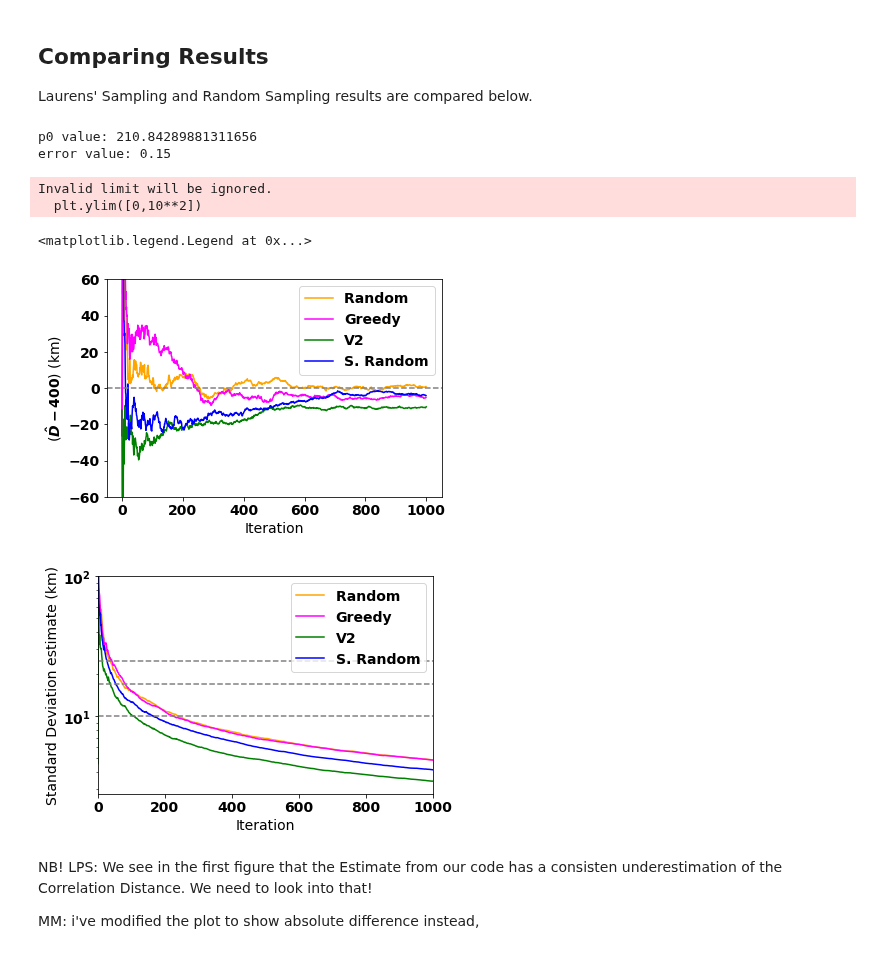
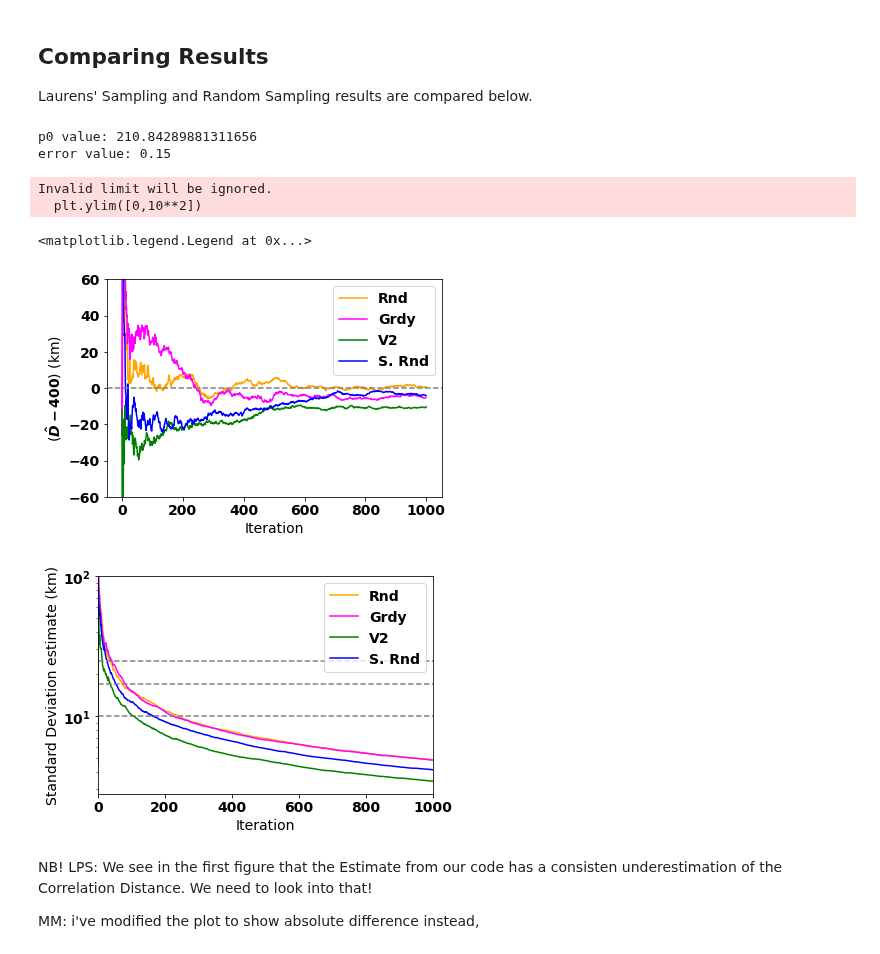
Before and after one commit to mustafa-majid-uu/curvefit_sampling, a Jupyter notebook: sampling_v2.ipynb, the cells around one changed output. Cells and saved outputs as stored; diff of their text form; code cells hidden in the pictures.

```diff
--- a/sampling_v2.ipynb
+++ b/sampling_v2.ipynb
@@ -442,45 +442,45 @@ Dhat_greedy_diff = [absdiff(i) for i in Dhat_greedy]
 #plot absolute difference (Dhat and actual true value of D)
 plt.figure(8)
 plt.plot(sample_size,Dhat_arr_rnd_diff, c='orange',label='Rnd' ) #random random
-plt.plot(i_arr2,Dhat_greedy_diff,c='magenta',label='Greedy') #greedy
+plt.plot(i_arr2,Dhat_greedy_diff,c='magenta',label='Grdy') #greedy
 #plt.plot(i_arr,Dhat_arr_diff, c='red' ) #V1
 plt.plot(i_arr,Dhat_arr2_diff, c='green', label = 'V2') #v2
 plt.plot(i_arr3,Dhat_arr3_diff, c='blue',label='S. Rnd' ) #systematic random
 plt.axhline(y=0, color='gray', linestyle='--')
 plt.ylim([-60,+60])
 plt.ylabel('($\hat{D} - 400$) (km)')
 plt.xlabel('Iteration')
 #plt.xlim(0,310)
-plt.legend(('Random ','Greedy','V2','S. Random'),loc="upper right")
+plt.legend(loc="upper right")
 #plt.legend(('V2','V3'),loc="upper right")
 
 
 #plot standard deviation for the algorithms
 plt.figure(6)
 plt.plot(sample_size,cov_arr_rnd, c='orange' ,label='Rnd')
-plt.plot(i_arr2,Var_greedy,c='magenta',label='Greedy')
+plt.plot(i_arr2,Var_greedy,c='magenta',label='Grdy')
 #plt.plot(i_arr,cov_arr, c='red' )
 plt.plot(i_arr,cov_arr2, c='green', label = 'V2' )
 plt.plot(i_arr3,cov_arr3, c='blue',label='S. Rnd' )
 plt.axhline(y=(10), color='gray', linestyle='--')
 plt.axhline(y=(25), color='gray', linestyle='--')
 plt.axhline(y=(17), color='gray', linestyle='--')
 
 plt.yscale('log')
 plt.ylim([0,10**2])
 plt.ylabel('Standard Deviation estimate (km)') # LPS: As there is only one variable, this is the variance of this variable.
 plt.xlabel('Iteration')
 plt.xlim(0,1000)
-plt.legend(('Random ','Greedy','V2','S. Random'),loc="upper right")
+plt.legend(loc="upper right")
 #plt.legend(('V2','V3'),loc="upper right")
 # %% [output]
 p0 value: 210.84289881311656
 error value: 0.15
 Invalid limit will be ignored.
   plt.ylim([0,10**2])
 <matplotlib.legend.Legend at 0x...>
-[figure, old version]
+[figure, new version]
-[figure, old version]
+[figure, new version]
 # %% [markdown]
 NB! LPS: We see in the first figure that the Estimate from our code has a consisten underestimation of the Correlation Distance. We need to look into that!
 
```
